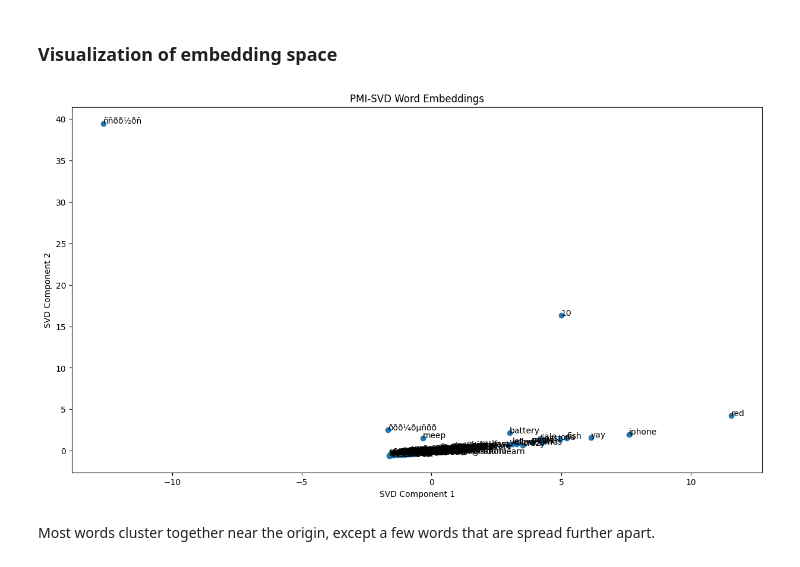
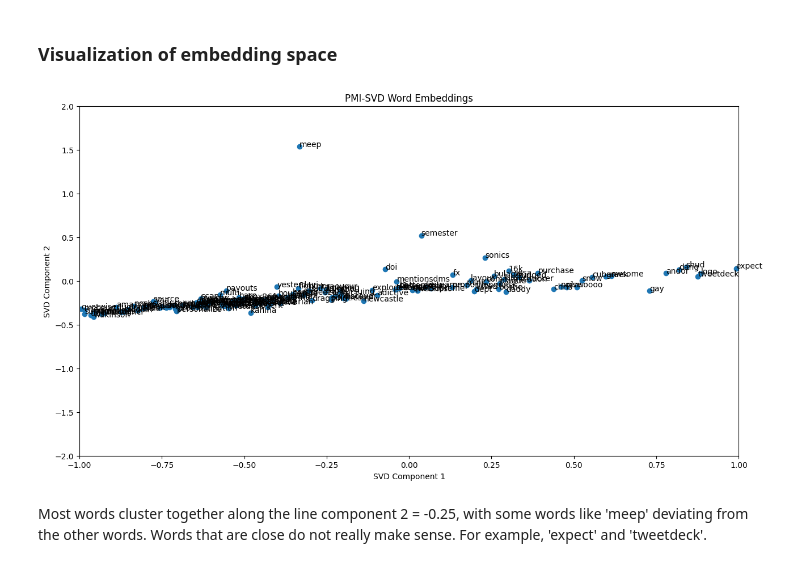
Before and after one commit to yjiahao/natural-language-processing, a Jupyter notebook: assignment_1_embeddings/sppmi-svd.ipynb, the cells around one changed output. Saved outputs shown, nothing was run; the diff lists cells and outputs as text; code cells hidden in the pictures.

```diff
--- a/assignment_1_embeddings/sppmi-svd.ipynb
+++ b/assignment_1_embeddings/sppmi-svd.ipynb
@@ -192,7 +192,7 @@ selected_words = [
     'news'
 ]
 
-best_sppmi_embedding = sppmi_embeddings[(300, 2, 15)]
+best_sppmi_embedding = sppmi_embeddings[(256, 2, 15)]
 
 for word in selected_words:
     print(f"Similar words to '{word}':")
@@ -226,15 +226,18 @@ reduced_embeddings = pca.fit_transform(best_sppmi_embedding)
 # %%
 words = list(vocab.keys())[:200]
 
 plt.figure(figsize=(15, 8))
 plt.scatter(reduced_embeddings[:200, 0], reduced_embeddings[:200, 1])
 for i, word in enumerate(words):
     plt.annotate(word, (reduced_embeddings[i, 0], reduced_embeddings[i, 1]))
 plt.title("PMI-SVD Word Embeddings")
 plt.xlabel("SVD Component 1")
 plt.ylabel("SVD Component 2")
+plt.xlim(-1, 1)
+plt.ylim(-2, 2)
 plt.show()
 # %% [output]
-[figure, old version]
+[figure, new version]
 # %% [markdown]
-Most words cluster together near the origin, except a few words that are spread further apart.
+Most words cluster together along the line component 2 = -0.25, with some words like 'meep' deviating from the other words.
+Words that are close do not really make sense. For example, 'expect' and 'tweetdeck'.
```
Also changed, not shown: parts of 4 cells of this notebook, 1 other file.
